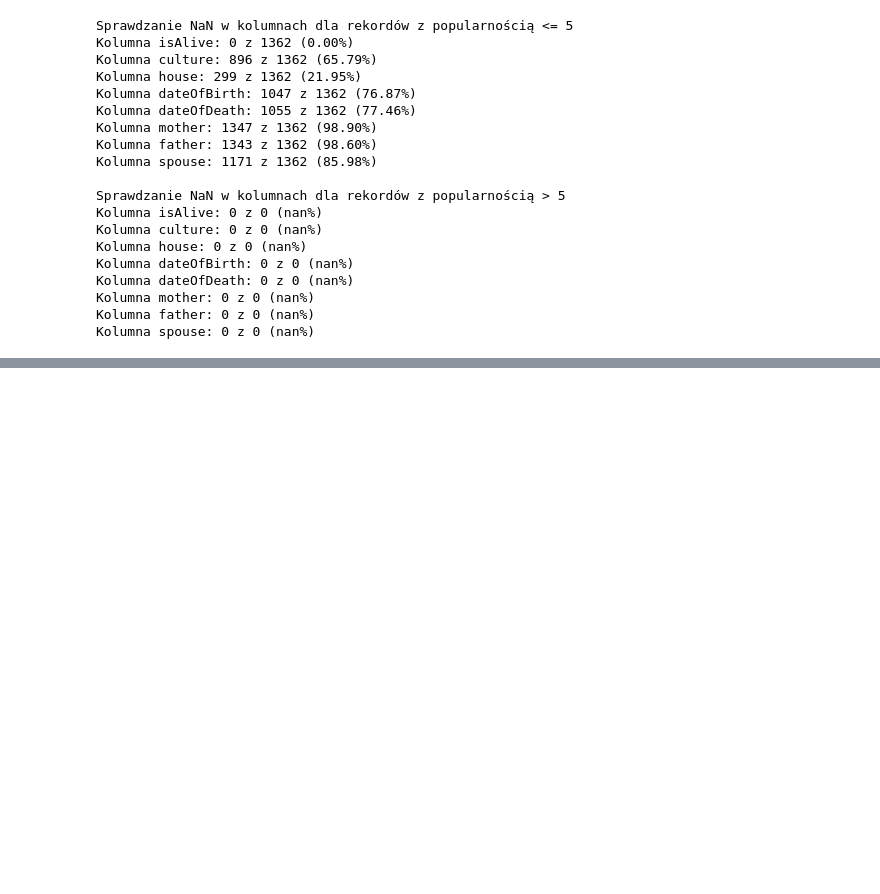
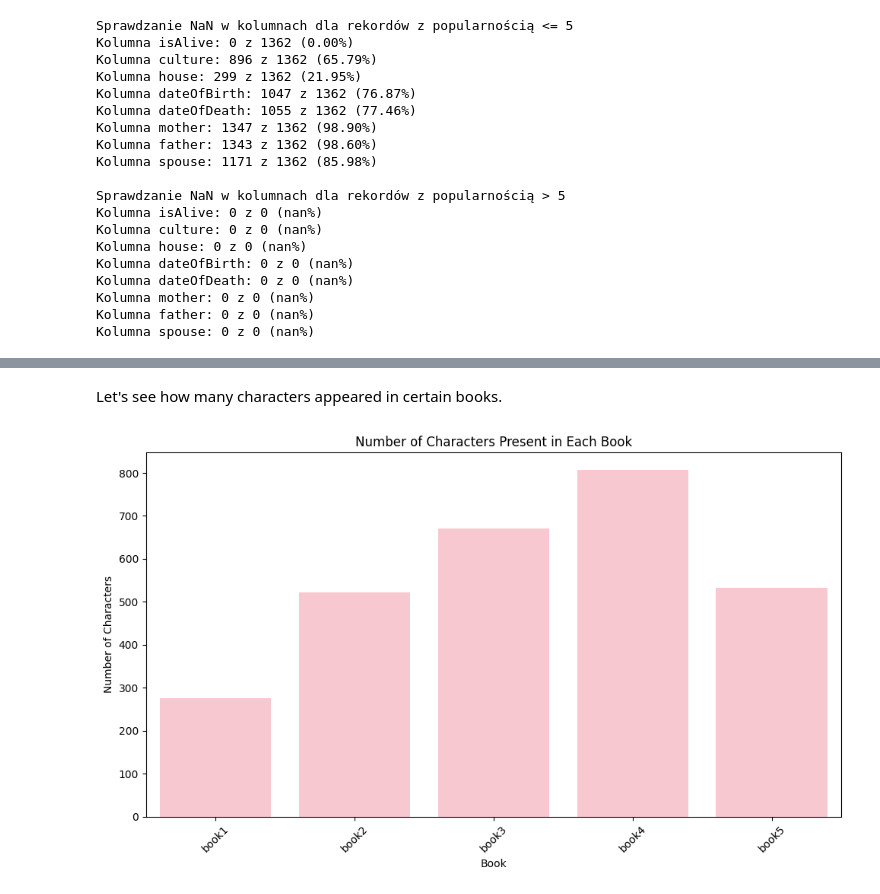
Before and after one commit to xxkaro/GameOfThrones-Clustering, a Jupyter notebook: EDA/EDA.ipynb, the cells around one changed output, grey strips where cells are left out. Cells and saved outputs as stored; diff of their text form; code cells hidden in the pictures; blank space fills up the shorter version.

```diff
--- a/EDA/EDA.ipynb
+++ b/EDA/EDA.ipynb
@@ -421,0 +425,23 @@ Kolumna spouse: 0 z 0 (nan%)
+# %% [markdown]
+Let's see how many characters appeared in certain books.
+# %%
+book_columns = [col for col in df.columns if col.startswith('book')]
+
+# Zsumowanie wartości w każdej kolumnie
+book_counts = df[book_columns].sum()
+
+# Konwersja do DataFrame dla łatwiejszego rysowania wykresu
+book_counts_df = book_counts.reset_index()
+book_counts_df.columns = ['Book', 'Count']
+
+# Stworzenie wykresu słupkowego
+plt.figure(figsize=(10, 6))
+sns.barplot(x='Book', y='Count', data=book_counts_df, color='pink')
+plt.xlabel('Book')
+plt.ylabel('Number of Characters')
+plt.title('Number of Characters Present in Each Book')
+plt.xticks(rotation=45)
+plt.tight_layout()
+plt.show()
+# %% [output]
+[figure, added]
```
Also changed, not shown: parts of 5 cells of this notebook, 1 other file.
